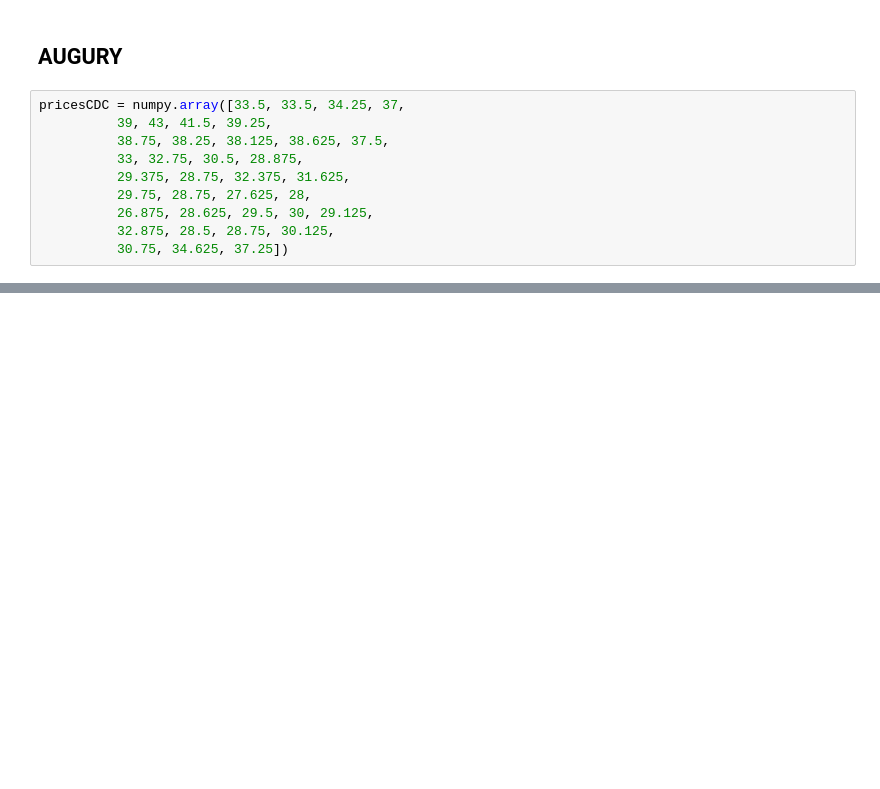
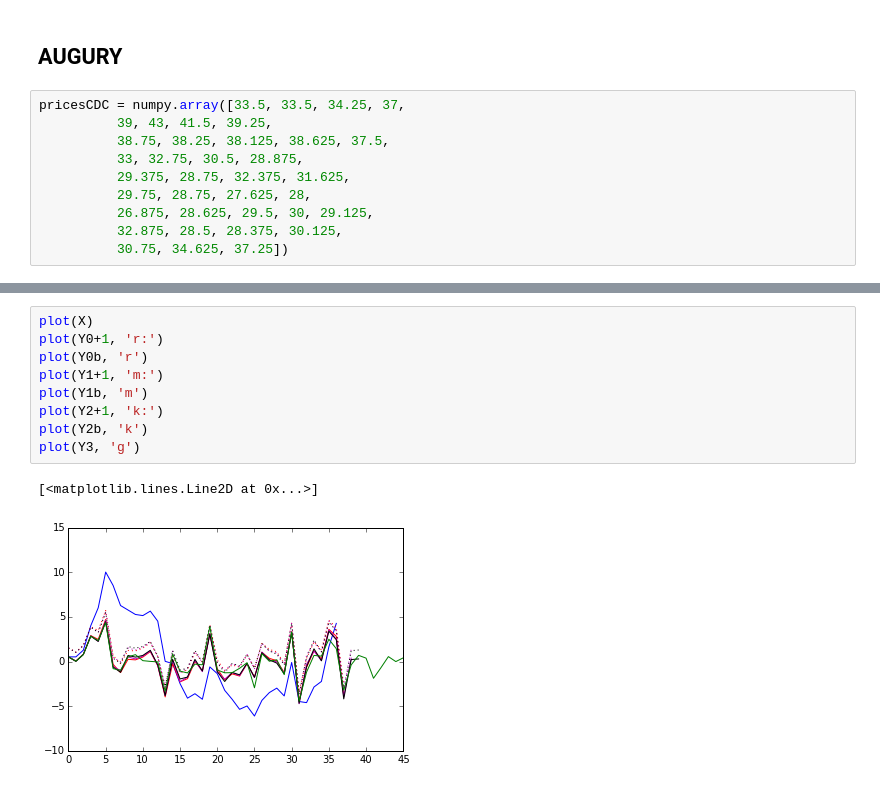
Before and after one commit to gjpcbecq/Robinson, a Jupyter notebook: HEAT + AUGURY.ipynb, the cells around one changed output, grey strips where cells are left out. Saved outputs shown, nothing was run; the diff lists cells and outputs as text; blank space fills up the shorter version.

```diff
--- a/HEAT + AUGURY.ipynb
+++ b/HEAT + AUGURY.ipynb
@@ -35,7 +36,7 @@ pricesCDC = numpy.array([33.5, 33.5, 34.25, 37,
           29.375, 28.75, 32.375, 31.625,
           29.75, 28.75, 27.625, 28,
           26.875, 28.625, 29.5, 30, 29.125,
-          32.875, 28.5, 28.75, 30.125,
+          32.875, 28.5, 28.375, 30.125,
           30.75, 34.625, 37.25])
 # %%
 print(pricesCDC)
@@ -83,0 +113,12 @@ print((R, LF, F, LY, Y, ERROR))
+# %%
+plot(X)
+plot(Y0+1, 'r:')
+plot(Y0b, 'r')
+plot(Y1+1, 'm:')
+plot(Y1b, 'm')
+plot(Y2+1, 'k:')
+plot(Y2b, 'k')
+plot(Y3, 'g')
+# %% [output]
+[<matplotlib.lines.Line2D at 0x...>]
+[figure, added]
```
Also changed, not shown: parts of 4 cells of this notebook, 7 other files.
